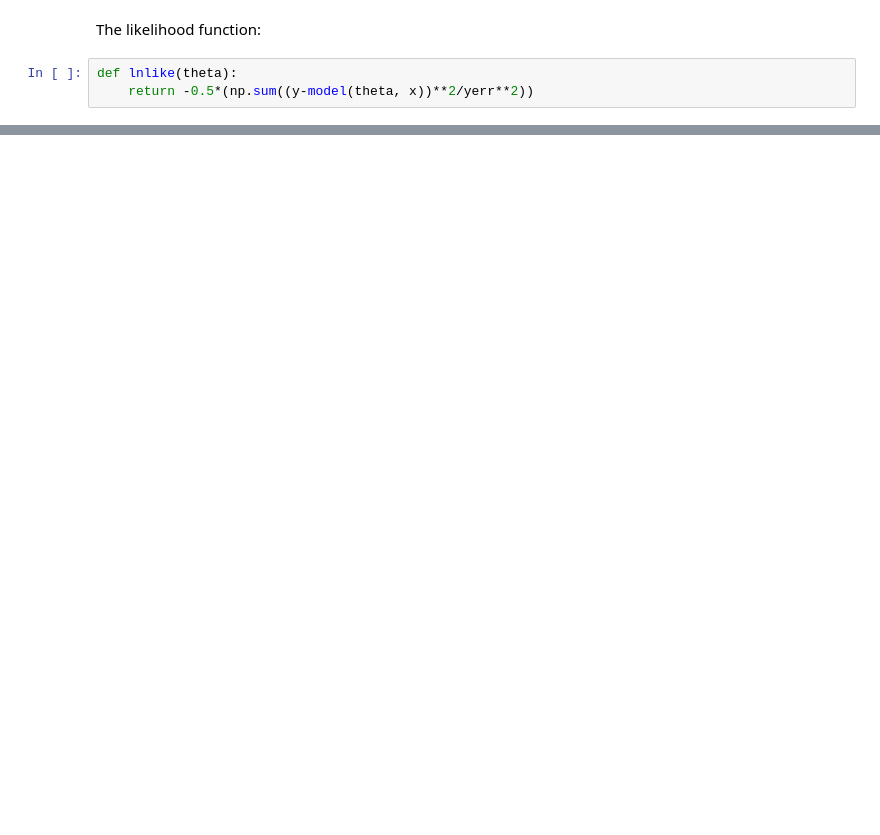
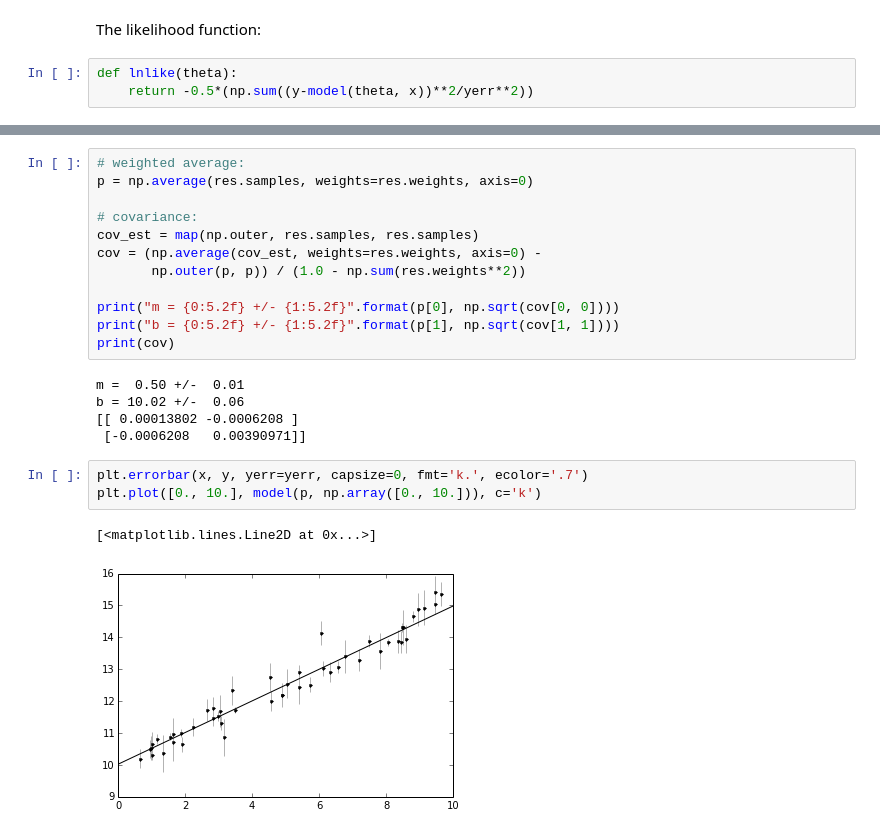
Before and after one commit to joshspeagle/dynesty, a Jupyter notebook: examples/line.ipynb, the cells around one changed output, grey strips where cells are left out. Drawn from its saved outputs; the diff is of its cells as text; blank space fills up the shorter version.

```diff
--- a/examples/line.ipynb
+++ b/examples/line.ipynb
@@ -59,0 +65,23 @@ result =  [  0.50897536  10.02256665]
+# %%
+# weighted average:
+p = np.average(res.samples, weights=res.weights, axis=0)
+
+# covariance:
+cov_est = map(np.outer, res.samples, res.samples)
+cov = (np.average(cov_est, weights=res.weights, axis=0) -
+       np.outer(p, p)) / (1.0 - np.sum(res.weights**2))
+
+print("m = {0:5.2f} +/- {1:5.2f}".format(p[0], np.sqrt(cov[0, 0])))
+print("b = {0:5.2f} +/- {1:5.2f}".format(p[1], np.sqrt(cov[1, 1])))
+print(cov)
+# %% [output]
+m =  0.50 +/-  0.01
+b = 10.02 +/-  0.06
+[[ 0.00013802 -0.0006208 ]
+ [-0.0006208   0.00390971]]
+# %%
+plt.errorbar(x, y, yerr=yerr, capsize=0, fmt='k.', ecolor='.7')
+plt.plot([0., 10.], model(p, np.array([0., 10.])), c='k')
+# %% [output]
+[<matplotlib.lines.Line2D at 0x...>]
+[figure, added]
```
Also changed, not shown: parts of 20 cells of this notebook, 3 other files.
